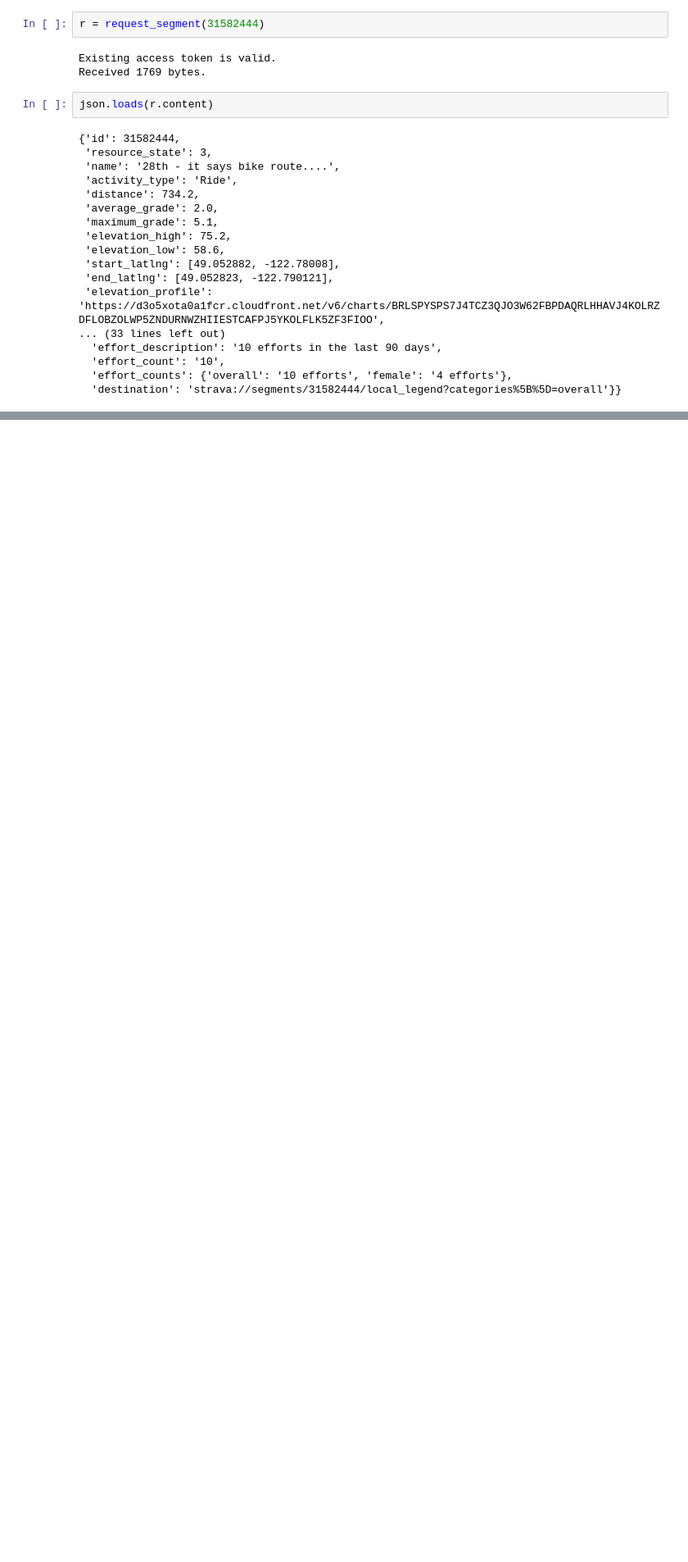
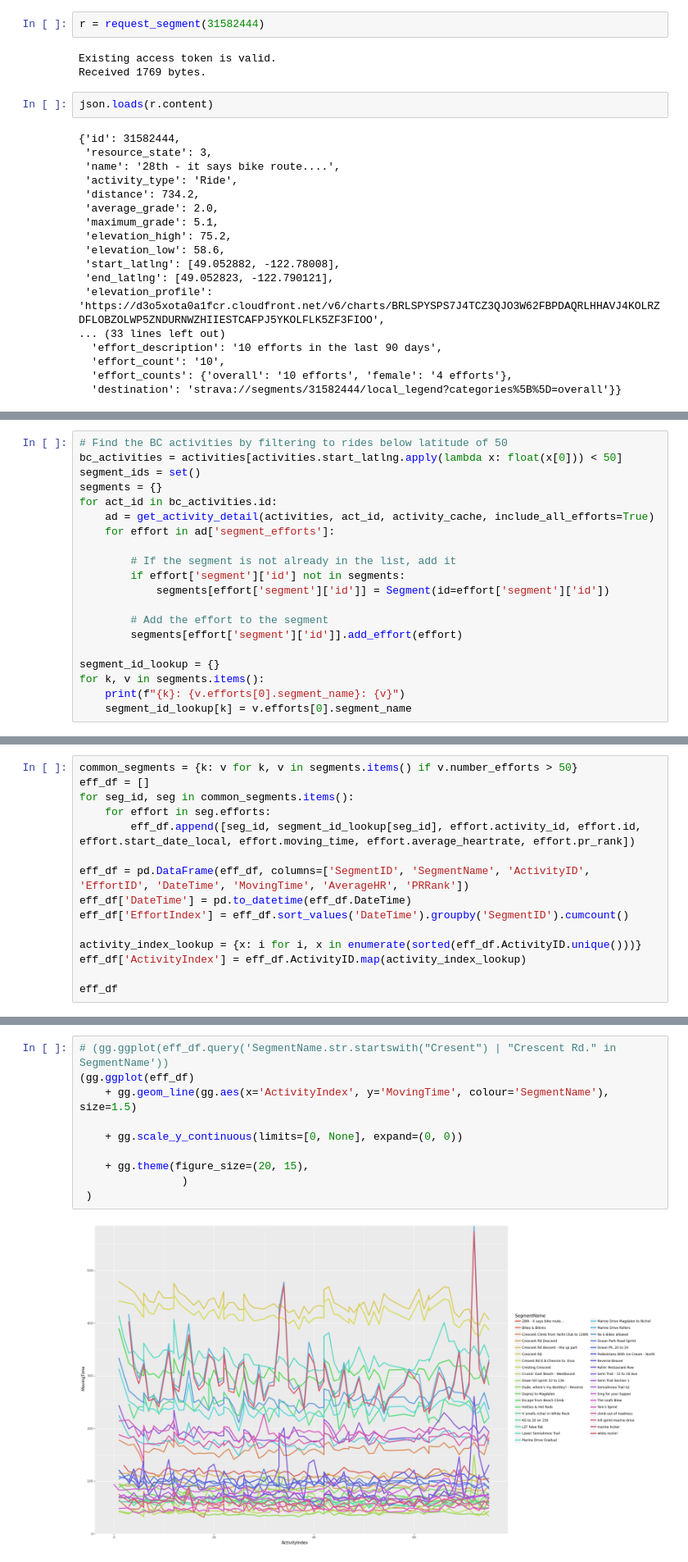
Before and after one commit to NWNHT/StravaPlotting, a Jupyter notebook: src/segments.ipynb, the cells around one changed output, grey strips where cells are left out. Shown at 82% size. Cells and saved outputs as stored; diff of their text form; blank space fills up the shorter version.

Commit message:
more segment exploration, create segment and effort classes

```diff
--- a/src/segments.ipynb
+++ b/src/segments.ipynb
@@ -319,0 +380,20 @@ json.loads(r.content)
+# %%
+# Find the BC activities by filtering to rides below latitude of 50
+bc_activities = activities[activities.start_latlng.apply(lambda x: float(x[0])) < 50]
+segment_ids = set()
+segments = {}
+for act_id in bc_activities.id:
+    ad = get_activity_detail(activities, act_id, activity_cache, include_all_efforts=True)
+    for effort in ad['segment_efforts']:
+
+        # If the segment is not already in the list, add it
+        if effort['segment']['id'] not in segments:
+            segments[effort['segment']['id']] = Segment(id=effort['segment']['id'])
+
+        # Add the effort to the segment
+        segments[effort['segment']['id']].add_effort(effort)
+
+segment_id_lookup = {}
+for k, v in segments.items():
+    print(f"{k}: {v.efforts[0].segment_name}: {v}")
+    segment_id_lookup[k] = v.efforts[0].segment_name
@@ -319,0 +418,15 @@ json.loads(r.content)
+# %%
+common_segments = {k: v for k, v in segments.items() if v.number_efforts > 50}
+eff_df = []
+for seg_id, seg in common_segments.items():
+    for effort in seg.efforts:
+        eff_df.append([seg_id, segment_id_lookup[seg_id], effort.activity_id, effort.id, effort.start_date_local, effort.moving_time, effort.average_heartrate, effort.pr_rank])
+
+eff_df = pd.DataFrame(eff_df, columns=['SegmentID', 'SegmentName', 'ActivityID', 'EffortID', 'DateTime', 'MovingTime', 'AverageHR', 'PRRank'])
+eff_df['DateTime'] = pd.to_datetime(eff_df.DateTime)
+eff_df['EffortIndex'] = eff_df.sort_values('DateTime').groupby('SegmentID').cumcount()
+
+activity_index_lookup = {x: i for i, x in enumerate(sorted(eff_df.ActivityID.unique()))}
+eff_df['ActivityIndex'] = eff_df.ActivityID.map(activity_index_lookup)
+
+eff_df
@@ -319,0 +447,12 @@ json.loads(r.content)
+# %%
+# (gg.ggplot(eff_df.query('SegmentName.str.startswith("Cresent") | "Crescent Rd." in SegmentName'))
+(gg.ggplot(eff_df)
+    + gg.geom_line(gg.aes(x='ActivityIndex', y='MovingTime', colour='SegmentName'), size=1.5)
+
+    + gg.scale_y_continuous(limits=[0, None], expand=(0, 0))
+
+    + gg.theme(figure_size=(20, 15),
+                )
+ )
+# %% [output]
+[figure, added]
```
Also changed, not shown: parts of 12 cells of this notebook.
